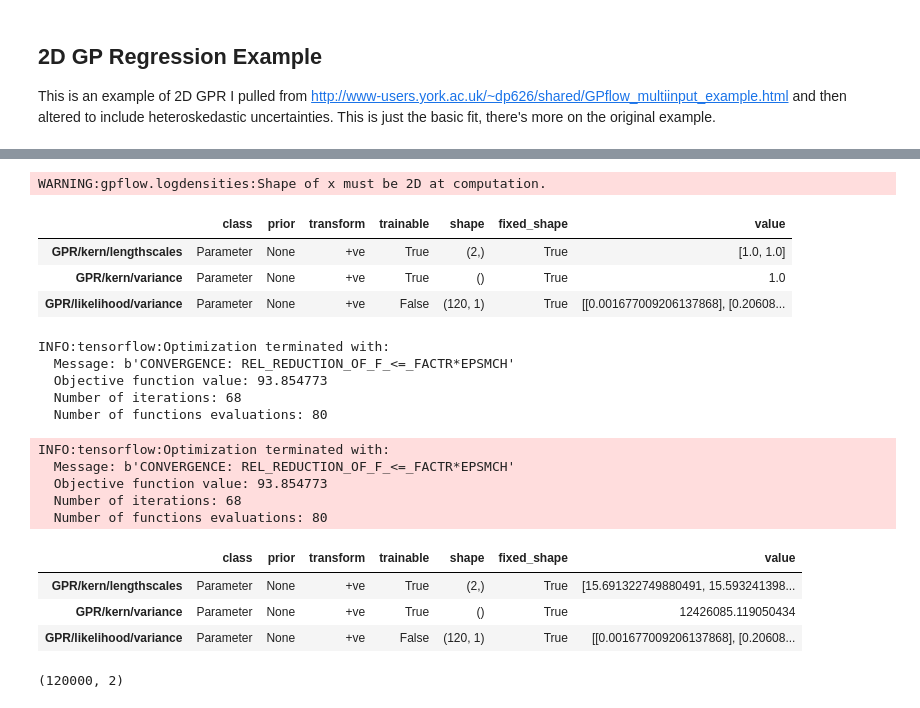
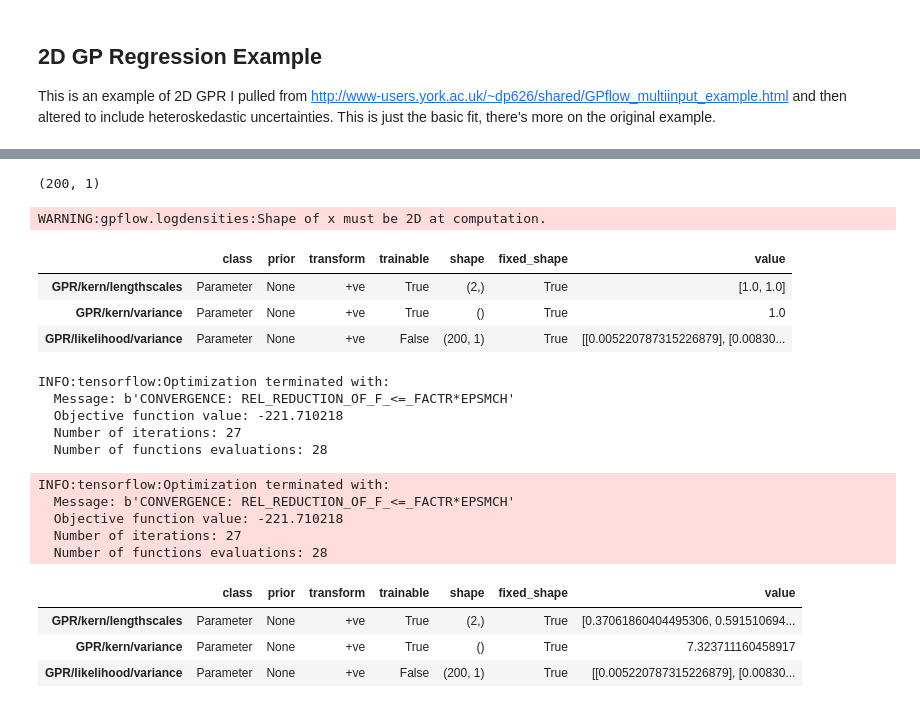
Before and after one commit to hsilver/gpr_examples, a Jupyter notebook: gpflow_regression_intro.ipynb, the cells around one changed output, grey strips where cells are left out. Drawn from its saved outputs; the diff is of its cells as text; code cells hidden in the pictures.

```diff
--- a/gpflow_regression_intro.ipynb
+++ b/gpflow_regression_intro.ipynb
@@ -284,0 +283,20 @@ sigmaYgrid= 1.0*np.random.random(size=Ygrid.shape)
+# %%
+#Exact Input and Output Grids
+freq1 = 8.0
+freq2 = 5.0
+
+X1_exact = np.linspace(-1,1,100)
+X2_exact = np.linspace(-1,1,100)
+X1_mesh_exact, X2_mesh_exact = np.meshgrid(X1_exact, X2_exact, indexing='ij')
+Y_mesh_exact = np.cos(freq1*X1_mesh_exact) + np.cos(freq2*X2_mesh_exact)
+dYdX1_mesh_exact = -freq1 * np.sin(freq1*X1_mesh_exact)
+dYdX2_mesh_exact = -freq2 * np.sin(freq2*X2_mesh_exact)
+
+
+#Sample Input and Output Grids
+Nsamps = 200
+X_sample = np.random.uniform(-1.,1.,(Nsamps,2))
+Y_sample = (np.cos(freq1*X_sample[:,0]) + np.cos(freq2*X_sample[:,1])).reshape(-1,1)
+
+#Uncertainties:
+Y_sample_sigma = 0.1*np.random.random(size=Y_sample.shape)
@@ -285,24 +345,26 @@ sigmaYgrid= 1.0*np.random.random(size=Ygrid.shape)
+# %%
+Y_sample.shape
+# %% [output]
+(200, 1)
 # %%
 # define kernel
-# k =  gpflow.kernels.Polynomial(1,degree=3.,active_dims=[0],ARD=True) \
-#         + gpflow.kernels.Polynomial(1,degree = 3., active_dims=[1],ARD=True)
 
-k = gpflow.kernels.RBF(input_dim=2, ARD=True)
+k2d = gpflow.kernels.RBF(input_dim=2, ARD=True)
 # %%
 with gpflow.defer_build():
-    likelihood = gpflow.likelihoods.Gaussian(sigmaYgrid**2)
+    likelihood = gpflow.likelihoods.Gaussian(Y_sample_sigma**2)
     likelihood.variance.set_trainable(False)
-    m2d = gpflow.models.GPR(Xgrid, Ygrid, kern=k, mean_function=None)
+    m2d = gpflow.models.GPR(X_sample, Y_sample, kern=k2d, mean_function=None)
     m2d.likelihood = likelihood
     m2d.compile()
 
 m2d.as_pandas_table()
 # %% [output]
 WARNING:gpflow.logdensities:Shape of x must be 2D at computation.
 |  | class | prior | transform | trainable | shape | fixed_shape | value |
 | GPR/kern/lengthscales | Parameter | None | +ve | True | (2,) | True | [1.0, 1.0] |
 | GPR/kern/variance | Parameter | None | +ve | True | () | True | 1.0 |
-| GPR/likelihood/variance | Parameter | None | +ve | False | (120, 1) | True | [[0.001677009206137868], [0.20608... |
+| GPR/likelihood/variance | Parameter | None | +ve | False | (200, 1) | True | [[0.005220787315226879], [0.00830... |
 # %%
 #Train the GP
 opt = gpflow.train.ScipyOptimizer()
@@ -311,17 +373,17 @@ m2d.as_pandas_table()
 # %% [output]
 INFO:tensorflow:Optimization terminated with:
   Message: b'CONVERGENCE: REL_REDUCTION_OF_F_<=_FACTR*EPSMCH'
-  Objective function value: 93.854773
-  Number of iterations: 68
-  Number of functions evaluations: 80
+  Objective function value: -221.710218
+  Number of iterations: 27
+  Number of functions evaluations: 28
 INFO:tensorflow:Optimization terminated with:
   Message: b'CONVERGENCE: REL_REDUCTION_OF_F_<=_FACTR*EPSMCH'
-  Objective function value: 93.854773
-  Number of iterations: 68
-  Number of functions evaluations: 80
+  Objective function value: -221.710218
+  Number of iterations: 27
+  Number of functions evaluations: 28
 |  | class | prior | transform | trainable | shape | fixed_shape | value |
-| GPR/kern/lengthscales | Parameter | None | +ve | True | (2,) | True | [15.691322749880491, 15.593241398... |
-| GPR/kern/variance | Parameter | None | +ve | True | () | True | 12426085.119050434 |
-| GPR/likelihood/variance | Parameter | None | +ve | False | (120, 1) | True | [[0.001677009206137868], [0.20608... |
+| GPR/kern/lengthscales | Parameter | None | +ve | True | (2,) | True | [0.37061860404495306, 0.591510694... |
+| GPR/kern/variance | Parameter | None | +ve | True | () | True | 7.323711160458917 |
+| GPR/likelihood/variance | Parameter | None | +ve | False | (200, 1) | True | [[0.005220787315226879], [0.00830... |
 # %%
 #Define a new X grid over which to interpolate - XSTAR_grid
@@ -331,6 +394,0 @@ XSTAR1_grid, XSTAR2_grid = np.meshgrid(XSTAR1_vector, XSTAR2_vector)
-# %%
-#Make a list of all the points at which to calculate f(Xstar)
-XSTAR_point_list = np.array([np.reshape(XSTAR1_grid,(-1,)).T,np.reshape(XSTAR2_grid,(-1,))]).T
-XSTAR_point_list.shape
-# %% [output]
-(120000, 2)
```
Also changed, not shown: parts of 19 cells of this notebook.
